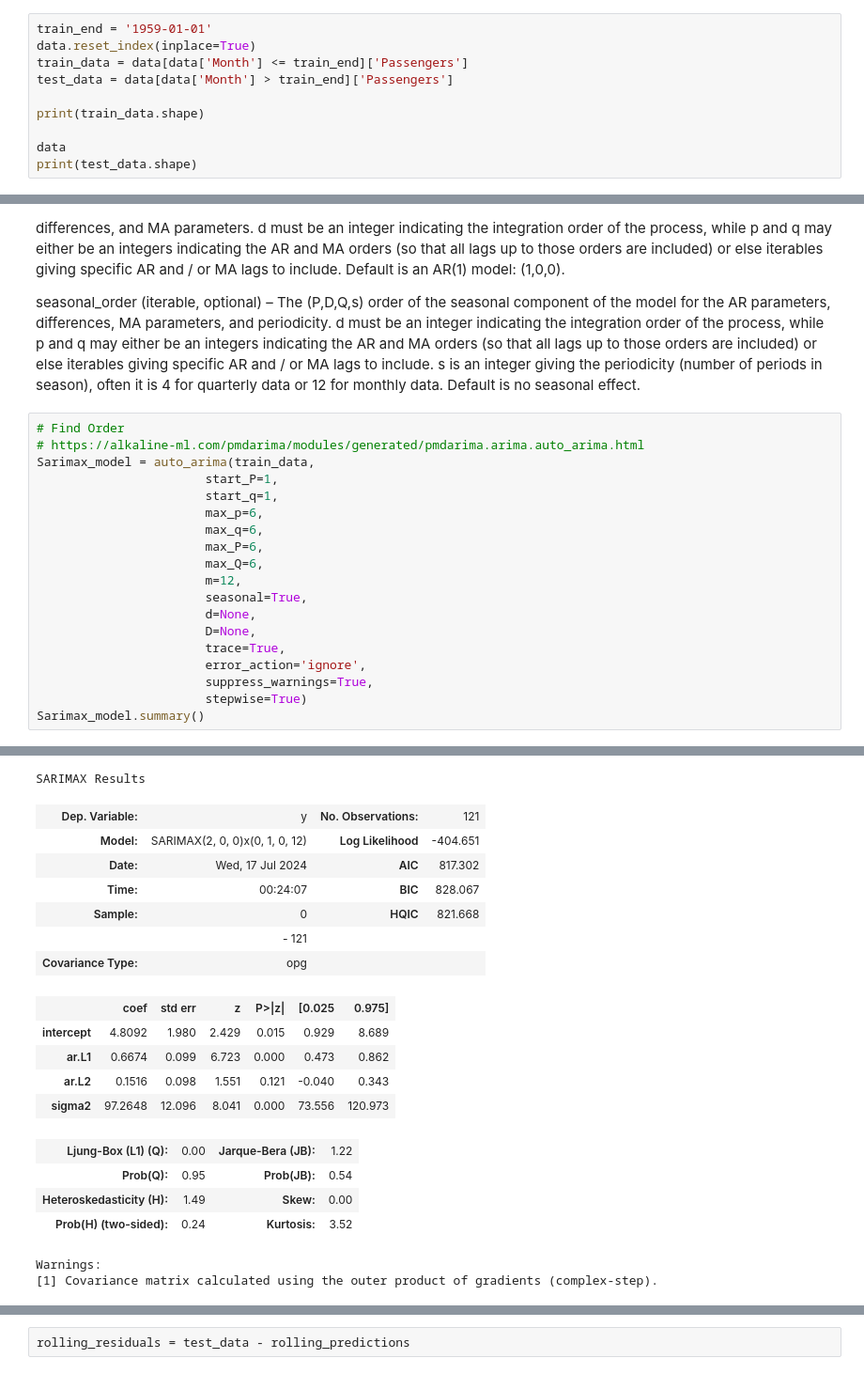
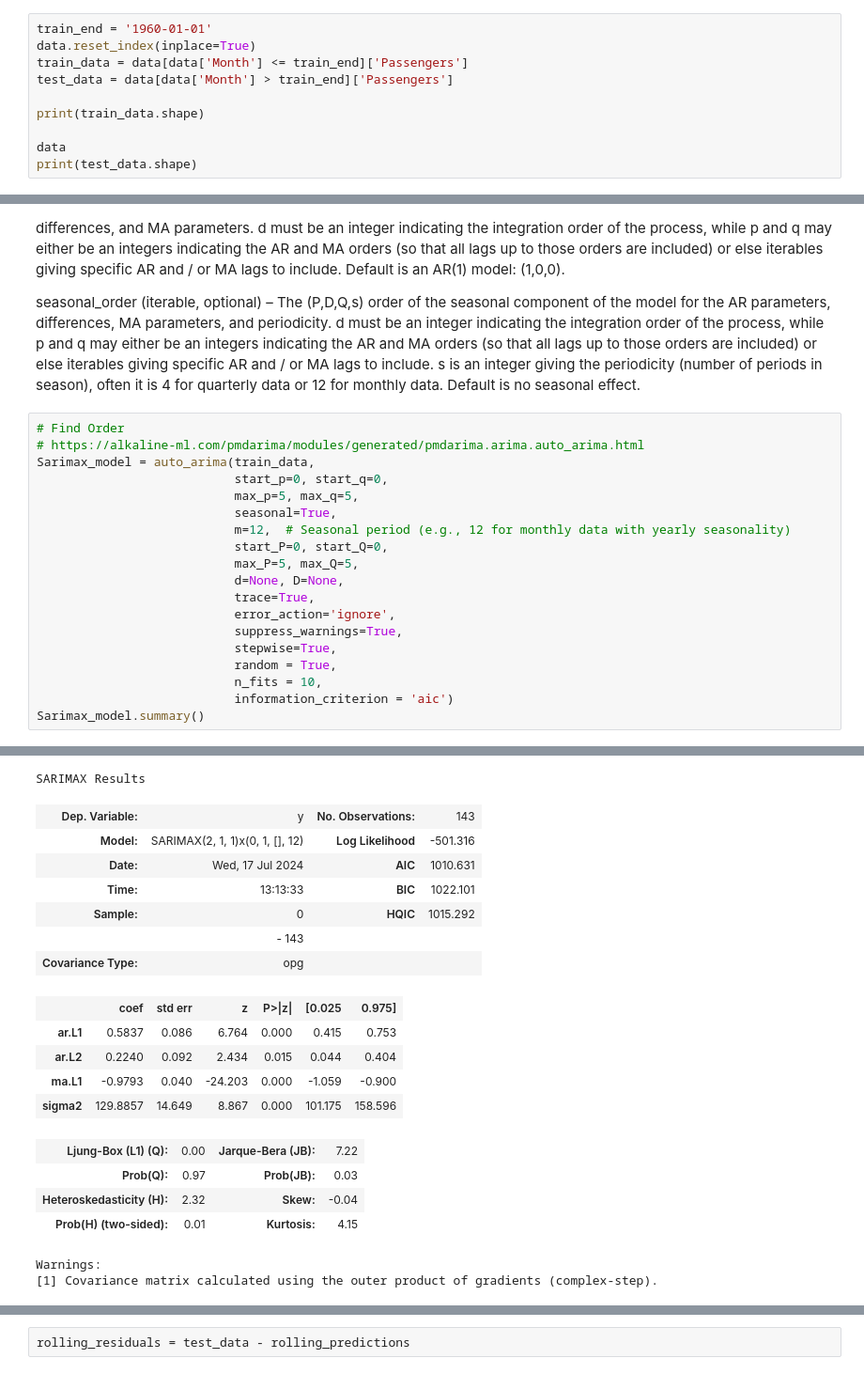
Before and after one commit to SalK91/time_series_101, a Jupyter notebook: 3c_sarmia_model.ipynb, the cells around one changed output, grey strips where cells are left out. Shown: that part at 94% size. Cells and saved outputs as stored; diff of their text form.

```diff
--- a/3c_sarmia_model.ipynb
+++ b/3c_sarmia_model.ipynb
@@ -78,5 +97,5 @@ data
 # %%
-train_end = '1959-01-01'
+train_end = '1960-01-01'
 data.reset_index(inplace=True)
 train_data = data[data['Month'] <= train_end]['Passengers']
 test_data = data[data['Month'] > train_end]['Passengers']
@@ -98,20 +117,20 @@ seasonal_order (iterable, optional) – The (P,D,Q,s) order of the seasonal comp
 # Find Order
 # https://alkaline-ml.com/pmdarima/modules/generated/pmdarima.arima.auto_arima.html
 Sarimax_model = auto_arima(train_data,
-                       start_P=1,
-                       start_q=1,
-                       max_p=6,
-                       max_q=6,
-                       max_P=6,
-                       max_Q=6,
-                       m=12,
-                       seasonal=True,
-                       d=None,
-                       D=None,
-                       trace=True,
-                       error_action='ignore',
-                       suppress_warnings=True,
-                       stepwise=True)
+                           start_p=0, start_q=0,
+                           max_p=5, max_q=5,
+                           seasonal=True,
+                           m=12,  # Seasonal period (e.g., 12 for monthly data with yearly seasonality)
+                           start_P=0, start_Q=0,
+                           max_P=5, max_Q=5,
+                           d=None, D=None,
+                           trace=True,
+                           error_action='ignore',
+                           suppress_warnings=True,
+                           stepwise=True,
+                           random = True,
+                           n_fits = 10,
+                           information_criterion = 'aic')
 Sarimax_model.summary()
 # %% [output]
 Performing stepwise search to minimize aic
@@ -134,19 +153,19 @@ Total fit time: 3.427 seconds
 SARIMAX Results
-| Dep. Variable: | y | No. Observations: | 121 |
-| Model: | SARIMAX(2, 0, 0)x(0, 1, 0, 12) | Log Likelihood | -404.651 |
-| Date: | Wed, 17 Jul 2024 | AIC | 817.302 |
-| Time: | 00:24:07 | BIC | 828.067 |
-| Sample: | 0 | HQIC | 821.668 |
-|  | - 121 |  |  |
+| Dep. Variable: | y | No. Observations: | 143 |
+| Model: | SARIMAX(2, 1, 1)x(0, 1, [], 12) | Log Likelihood | -501.316 |
+| Date: | Wed, 17 Jul 2024 | AIC | 1010.631 |
+| Time: | 13:13:33 | BIC | 1022.101 |
+| Sample: | 0 | HQIC | 1015.292 |
+|  | - 143 |  |  |
 | Covariance Type: | opg |  |  |
 |  | coef | std err | z | P>|z| | [0.025 | 0.975] |
-| intercept | 4.8092 | 1.980 | 2.429 | 0.015 | 0.929 | 8.689 |
-| ar.L1 | 0.6674 | 0.099 | 6.723 | 0.000 | 0.473 | 0.862 |
-| ar.L2 | 0.1516 | 0.098 | 1.551 | 0.121 | -0.040 | 0.343 |
-| sigma2 | 97.2648 | 12.096 | 8.041 | 0.000 | 73.556 | 120.973 |
+| ar.L1 | 0.5837 | 0.086 | 6.764 | 0.000 | 0.415 | 0.753 |
+| ar.L2 | 0.2240 | 0.092 | 2.434 | 0.015 | 0.044 | 0.404 |
+| ma.L1 | -0.9793 | 0.040 | -24.203 | 0.000 | -1.059 | -0.900 |
+| sigma2 | 129.8857 | 14.649 | 8.867 | 0.000 | 101.175 | 158.596 |
-| Ljung-Box (L1) (Q): | 0.00 | Jarque-Bera (JB): | 1.22 |
-| Prob(Q): | 0.95 | Prob(JB): | 0.54 |
-| Heteroskedasticity (H): | 1.49 | Skew: | 0.00 |
-| Prob(H) (two-sided): | 0.24 | Kurtosis: | 3.52 |
+| Ljung-Box (L1) (Q): | 0.00 | Jarque-Bera (JB): | 7.22 |
+| Prob(Q): | 0.97 | Prob(JB): | 0.03 |
+| Heteroskedasticity (H): | 2.32 | Skew: | -0.04 |
+| Prob(H) (two-sided): | 0.01 | Kurtosis: | 4.15 |
 Warnings:
 [1] Covariance matrix calculated using the outer product of gradients (complex-step).
```
Also changed, not shown: parts of 35 cells of this notebook.
